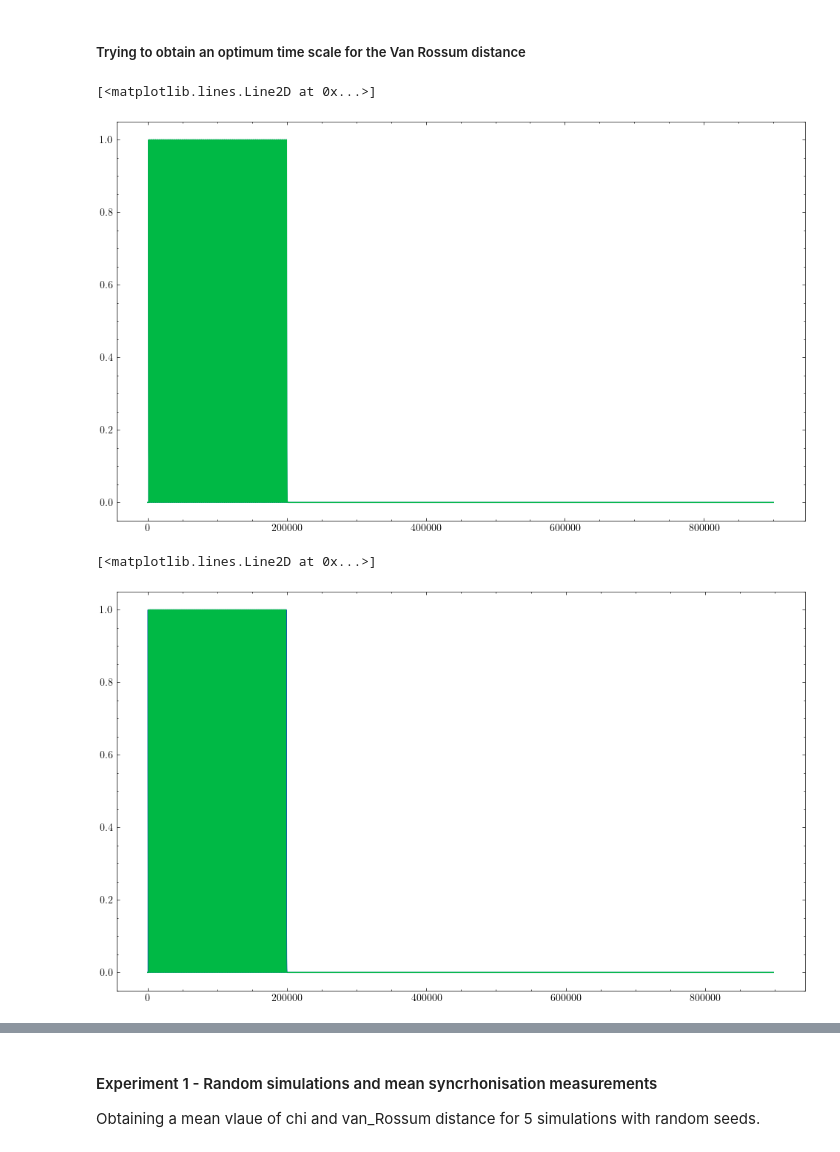
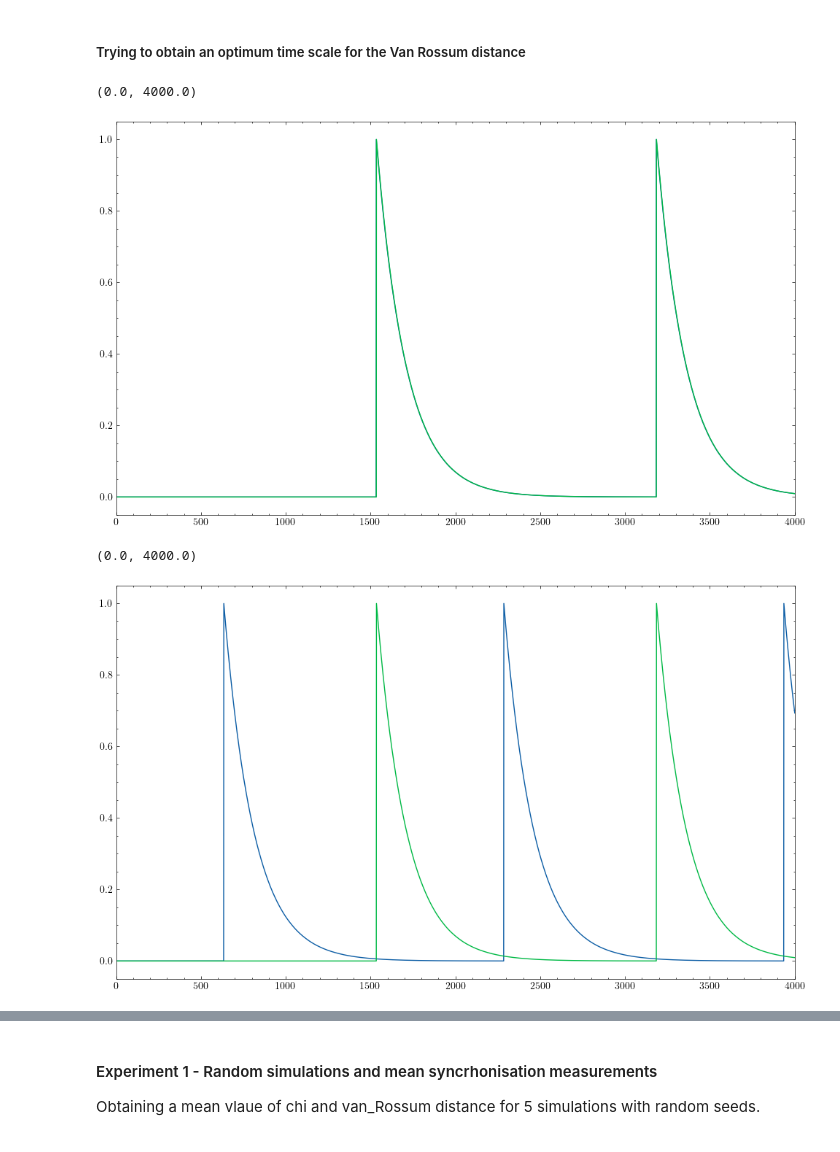
Before and after one commit to Sir-Bip-Bop/Gap-Junction-Coupling-Studies, a Jupyter notebook: synchrony_experiment_parallel_DifferentThreshold.ipynb, the cells around one changed output, grey strips where cells are left out. Cells and saved outputs as stored; diff of their text form; code cells hidden in the pictures.

```diff
--- a/synchrony_experiment_parallel_DifferentThreshold.ipynb
+++ b/synchrony_experiment_parallel_DifferentThreshold.ipynb
@@ -350,15 +350,17 @@ t_R  = t_R + 3
 # %%
 plt.plot(aaa[0,:])
 plt.plot(bbb[0,:])
+plt.xlim(0,4000)
 # %% [output]
-[<matplotlib.lines.Line2D at 0x...>]
+(0.0, 4000.0)
-[figure, old version]
+[figure, new version]
 # %%
 plt.plot(ccc[0,:])
 plt.plot(ddd[0,:])
+plt.xlim(0,4000)
 # %% [output]
-[<matplotlib.lines.Line2D at 0x...>]
+(0.0, 4000.0)
-[figure, old version]
+[figure, new version]
 # %%
 van_Rossum_opti_sym
 # %% [output]
```
Also changed, not shown: parts of 19 cells of this notebook.
